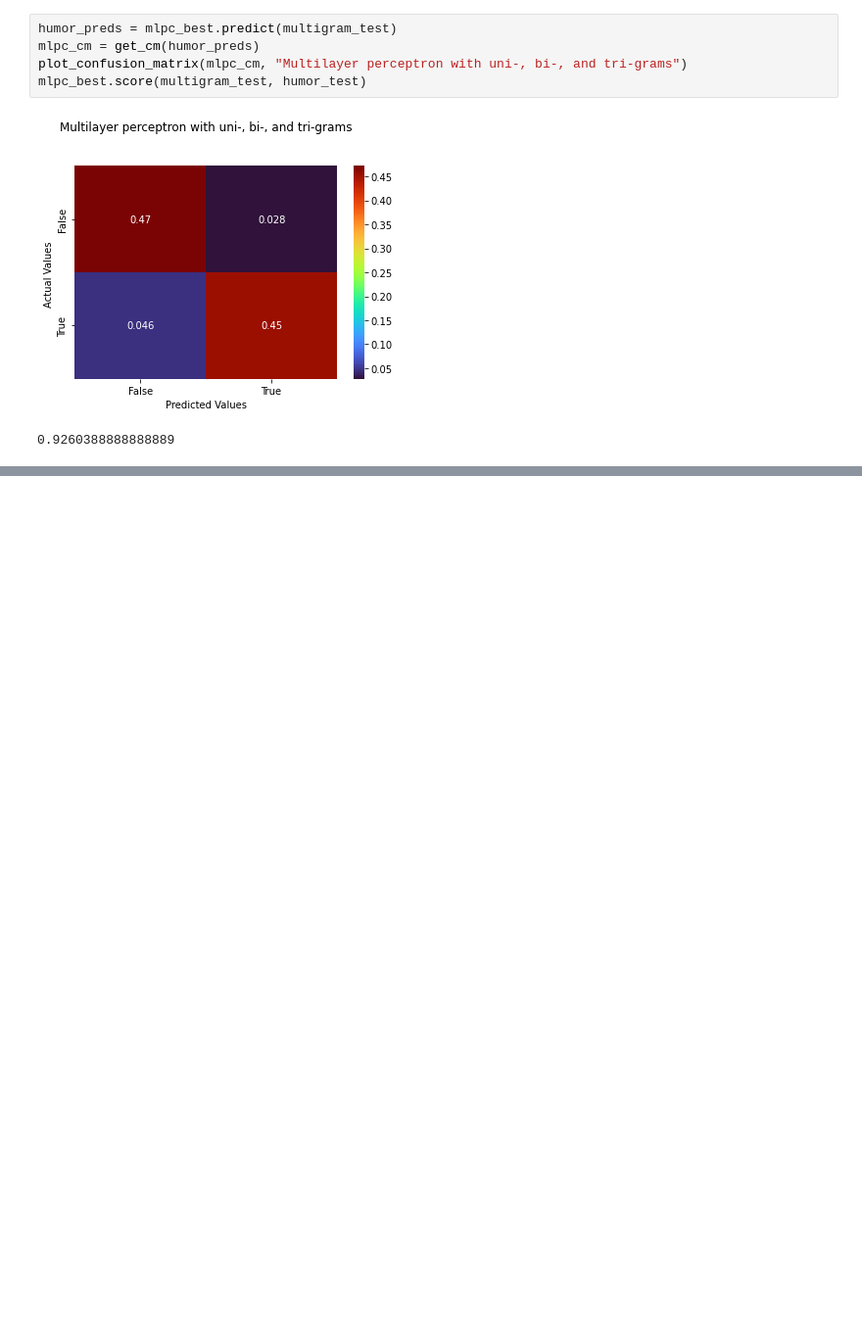
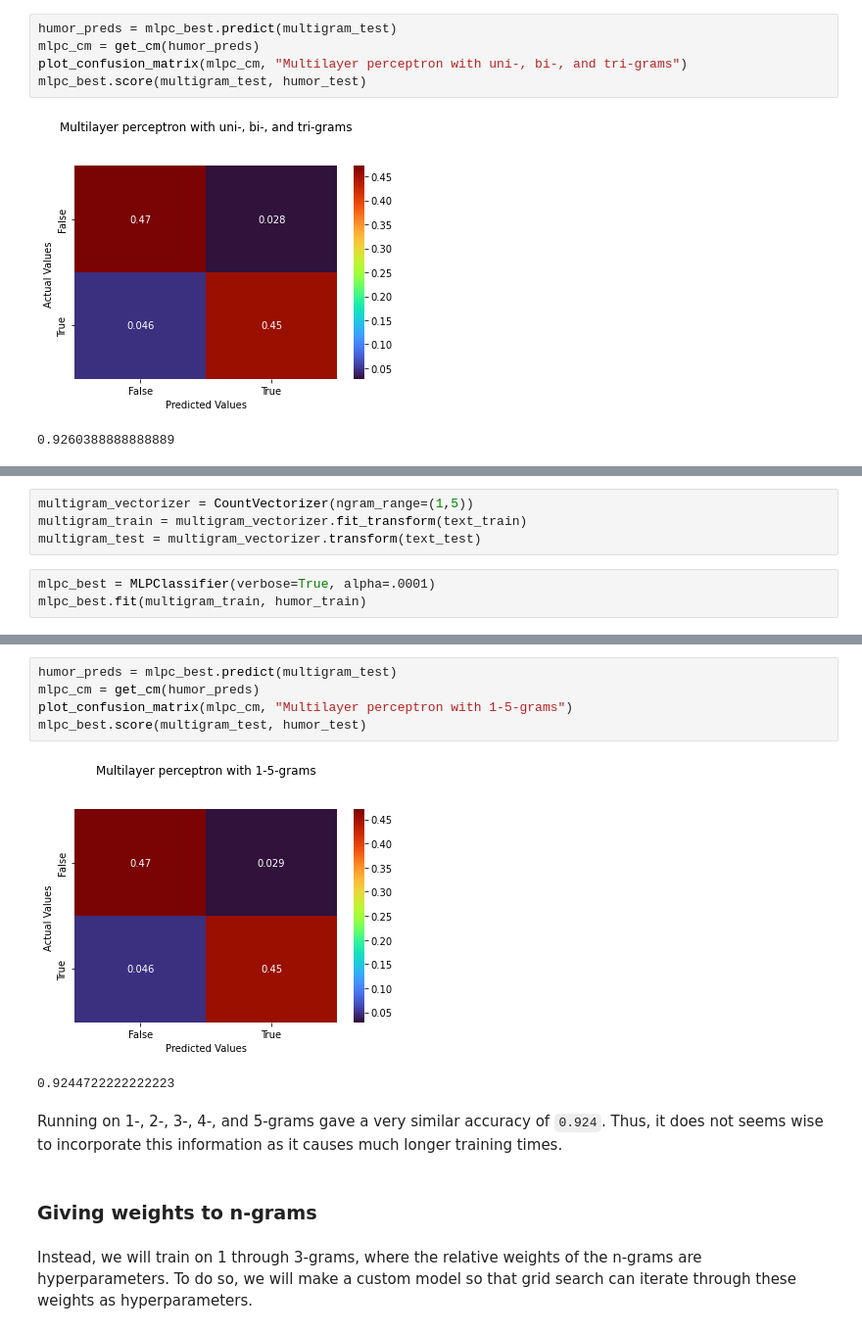
Before and after one commit to maxchristman/comp-562-final-project, a Jupyter notebook: COMP 562 Final Project.ipynb, the cells around one changed output, grey strips where cells are left out. Shown at 98% size. Cells and saved outputs as stored; diff of their text form; blank space fills up the shorter version.

Commit message:
Finished 1-5-gram

```diff
--- a/COMP 562 Final Project.ipynb
+++ b/COMP 562 Final Project.ipynb
@@ -559,0 +563,7 @@ Using, 1, 2, and 3-grams, we were able to achieve better accuracy than with any
+# %%
+multigram_vectorizer = CountVectorizer(ngram_range=(1,5))
+multigram_train = multigram_vectorizer.fit_transform(text_train)
+multigram_test = multigram_vectorizer.transform(text_test)
+# %%
+mlpc_best = MLPClassifier(verbose=True, alpha=.0001)
+mlpc_best.fit(multigram_train, humor_train)
@@ -559,0 +592,14 @@ Using, 1, 2, and 3-grams, we were able to achieve better accuracy than with any
+# %%
+humor_preds = mlpc_best.predict(multigram_test)
+mlpc_cm = get_cm(humor_preds)
+plot_confusion_matrix(mlpc_cm, "Multilayer perceptron with 1-5-grams")
+mlpc_best.score(multigram_test, humor_test)
+# %% [output]
+[figure, added]
+0.9244722222222223
+# %% [markdown]
+Running on 1-, 2-, 3-, 4-, and 5-grams gave a very similar accuracy of `0.924`. Thus, it does not seems wise to incorporate this information as it causes much longer training times.
+# %% [markdown]
+### Giving weights to n-grams
+# %% [markdown]
+Instead, we will train on 1 through 3-grams, where the relative weights of the n-grams are hyperparameters. To do so, we will make a custom model so that grid search can iterate through these weights as hyperparameters.
```
Also changed, not shown: parts of 5 cells of this notebook.
